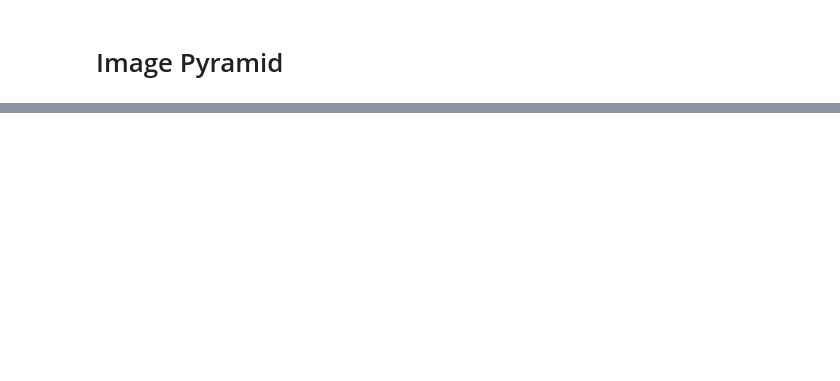
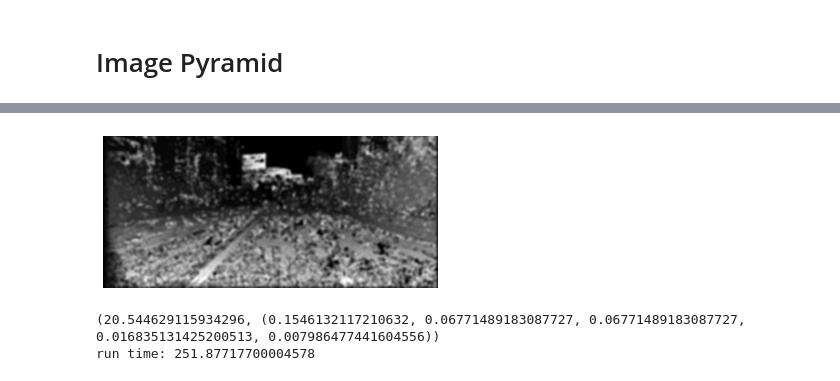
Before and after one commit to R-HUA/COMP90086-Computer-Vision, a Jupyter notebook: COMP90086.ipynb, the cells around one changed output, grey strips where cells are left out. Drawn from its saved outputs; the diff is of its cells as text; code cells hidden in the pictures; blank space fills up the shorter version.

```diff
--- a/COMP90086.ipynb
+++ b/COMP90086.ipynb
@@ -519,0 +493,12 @@ run time: 14.752570390701294
+# %%
+dmap,run_time,errs = pyramid(imgs[img_name][0],imgs[img_name][1],ncc)
+
+plt.imshow(dmap * 5, cmap='gray')
+plt.axis('off')
+plt.show()
+print(errs)
+print("run time:", run_time)
+# %% [output]
+[figure, added]
+(20.544629115934296, (0.1546132117210632, 0.06771489183087727, 0.06771489183087727, 0.016835131425200513, 0.007986477441604556))
+run time: 251.87717700004578
```
Also changed, not shown: parts of 39 cells of this notebook, 1 other file.
